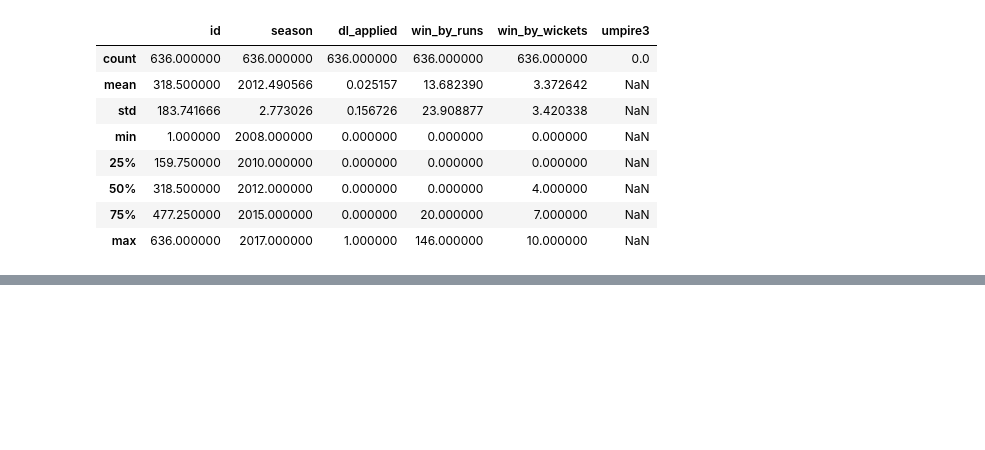
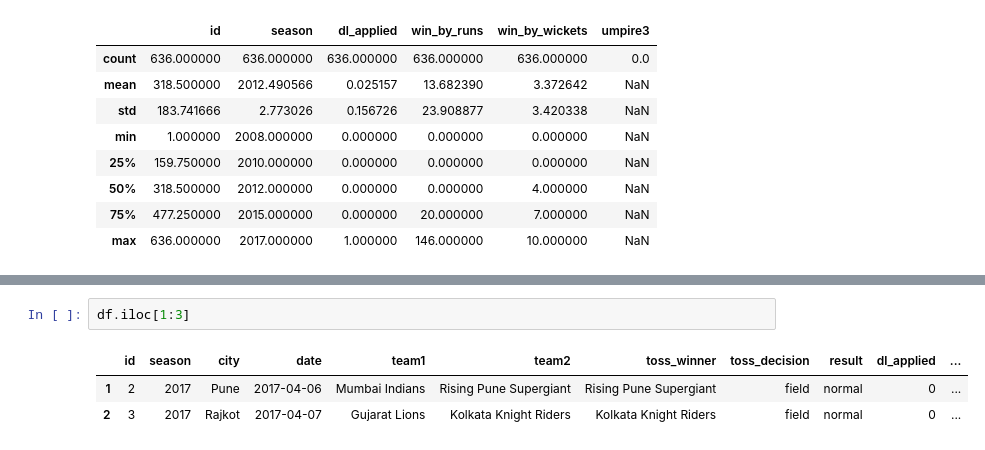
Before and after one commit to bhawana-vibes/100-Days-Of-DataScience-And-GenAI, a Jupyter notebook: pandas_basics.ipynb, the cells around one changed output, grey strips where cells are left out. Saved outputs shown, nothing was run; the diff lists cells and outputs as text; blank space fills up the shorter version.

```diff
--- a/pandas_basics.ipynb
+++ b/pandas_basics.ipynb
@@ -138,0 +242,6 @@ df.describe()
+# %%
+df.iloc[1:3]
+# %% [output]
+|  | id | season | city | date | team1 | team2 | toss_winner | toss_decision | result | dl_applied | ... |
+| 1 | 2 | 2017 | Pune | 2017-04-06 | Mumbai Indians | Rising Pune Supergiant | Rising Pune Supergiant | field | normal | 0 | ... |
+| 2 | 3 | 2017 | Rajkot | 2017-04-07 | Gujarat Lions | Kolkata Knight Riders | Kolkata Knight Riders | field | normal | 0 | ... |
```
Also changed, not shown: parts of 9 cells of this notebook.
